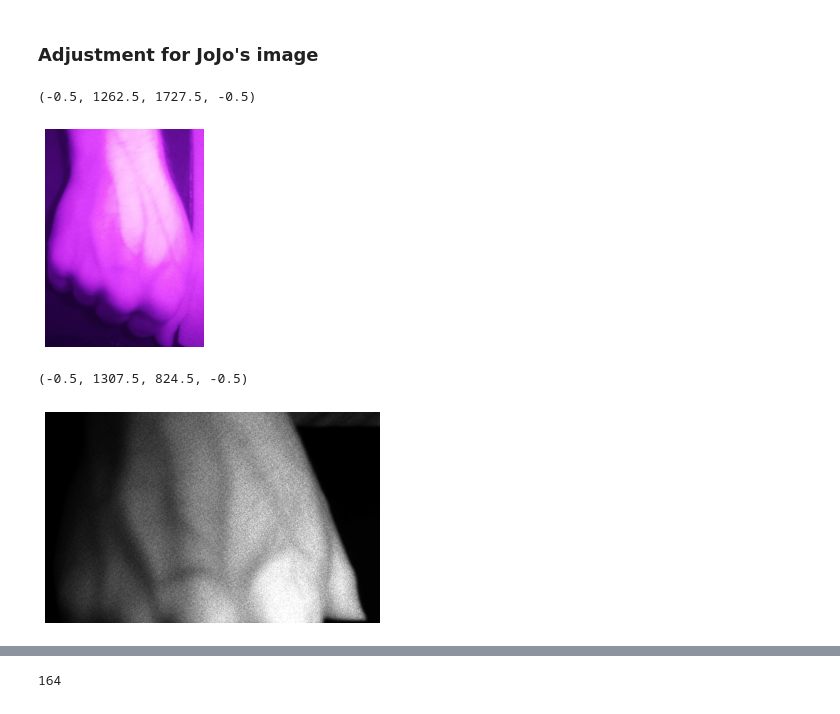
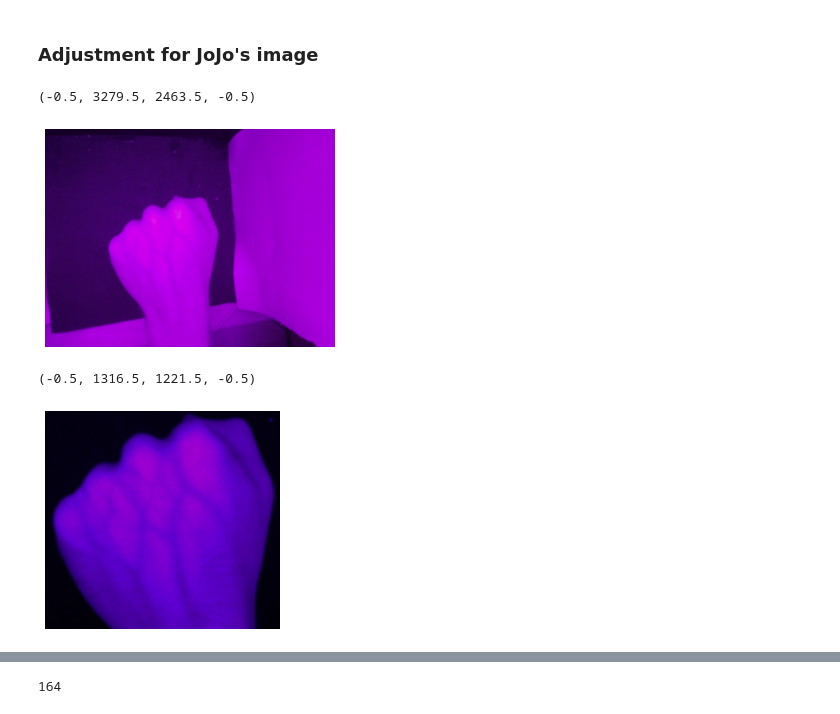
Before and after one commit to Jstambaugh00/BMESeniorDesignTeam7, a Jupyter notebook: UpdatedImageProcessing.ipynb, the cells around one changed output, grey strips where cells are left out. Drawn from its saved outputs; the diff is of its cells as text; code cells hidden in the pictures.

Commit message:
Tried updated images

```diff
--- a/UpdatedImageProcessing.ipynb
+++ b/UpdatedImageProcessing.ipynb
@@ -31,20 +31,20 @@ plt.axis('off')
 # %% [markdown]
 ### Adjustment for JoJo's image
 # %%
-img = plt.imread('TestImage04.jpg')
+img = plt.imread('TestImage01.jpg')
 plt.imshow(img,cmap=plt.cm.gray)
 plt.axis('off')
 # %% [output]
-(-0.5, 1262.5, 1727.5, -0.5)
+(-0.5, 3279.5, 2463.5, -0.5)
-[figure, old version]
+[figure, new version]
 # %%
-img = plt.imread('TestImage01_crooped.jpg')
-img=img[:,:,0]
-img = skimage.exposure.adjust_gamma(img, gamma=5, gain=0.4)
+img = plt.imread('Image05_auto_cropped.jpg')
+#img=img[:,:,0]
+img = skimage.exposure.adjust_gamma(img, gamma=3, gain=1)
 gray = color.rgb2gray(img)
 
 plt.imshow(img,cmap=plt.cm.gray)
 plt.axis('off')
 # %% [output]
-(-0.5, 1307.5, 824.5, -0.5)
+(-0.5, 1316.5, 1221.5, -0.5)
-[figure, old version]
+[figure, new version]
```
Also changed, not shown: parts of 9 cells of this notebook, 2 other files.
